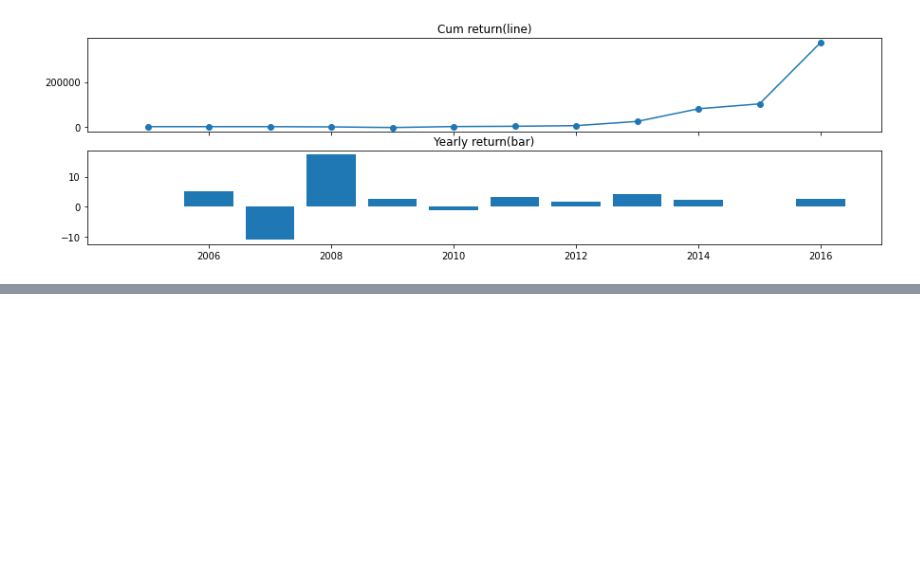
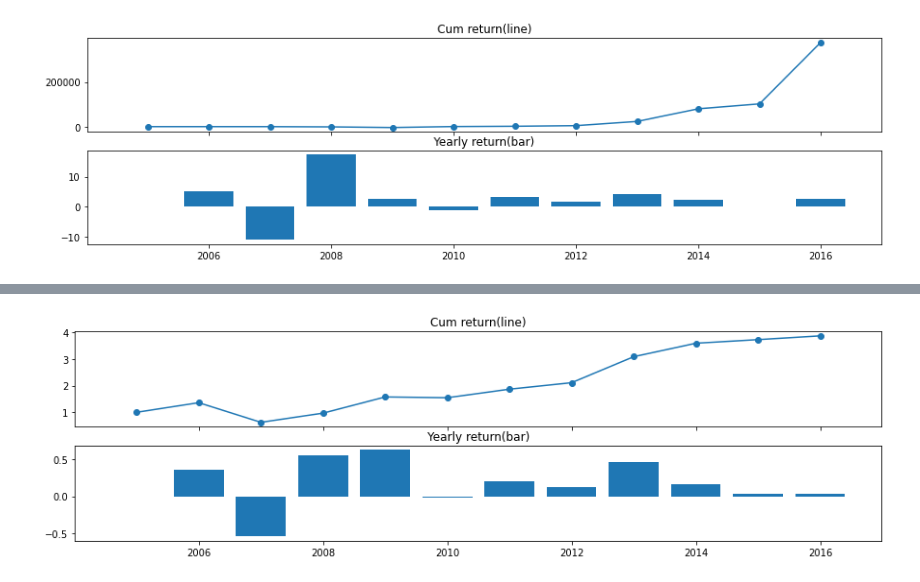
Before and after one commit to JihoQuant/Python-Pandas-Part-1, a Jupyter notebook: project.ipynb, the cells around one changed output, grey strips where cells are left out. Cells and saved outputs as stored; diff of their text form; code cells hidden in the pictures; blank space fills up the shorter version.

```diff
--- a/project.ipynb
+++ b/project.ipynb
@@ -444,0 +544,9 @@ plot_return(*get_return_series(selected_return_df))
+# %%
+# Filter
+
+# ROA >= 0.05
+filtered_df = df[df["ROA"] >= 0.05]
+
+# 부채비율 <= 0.5
+filtered_df["부채비율"] = filtered_df["비유동부채"] / filtered_df["자산총계"]
+filtered_df = filtered_df[filtered_df["부채비율"] <= 0.5]
@@ -444,0 +559,13 @@ plot_return(*get_return_series(selected_return_df))
+# %%
+# Seletor
+
+filtered_df = filtered_df[filtered_df["PBR"] >= 0.2]
+
+smallest_pbr_series = filtered_df.groupby("year")["PBR"].nsmallest(15)
+selected_index = smallest_pbr_series.index.get_level_values(1)
+
+selector_df = filtered_df.loc[selected_index].pivot(
+    index="year", columns="Name", values="PBR"
+)
+
+selector_df.head()
@@ -444,0 +580,7 @@ plot_return(*get_return_series(selected_return_df))
+# %%
+asset_on_df = selector_df.notna().astype(int).replace(0, np.nan)
+selected_return_df = yearly_rtn_df * asset_on_df
+
+plot_return(*get_return_series(selected_return_df))
+# %% [output]
+[figure, added]
```
Also changed, not shown: parts of 16 cells of this notebook.
